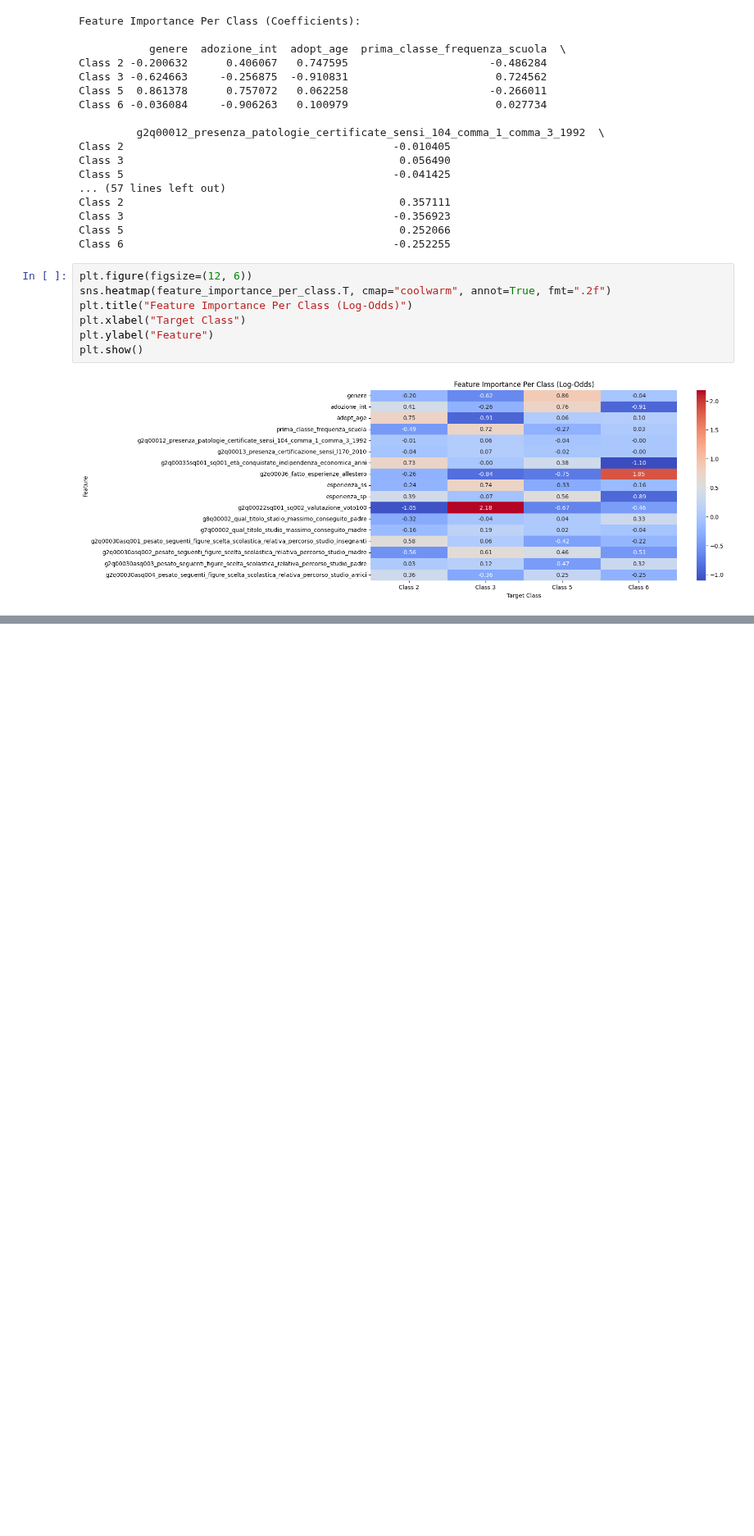
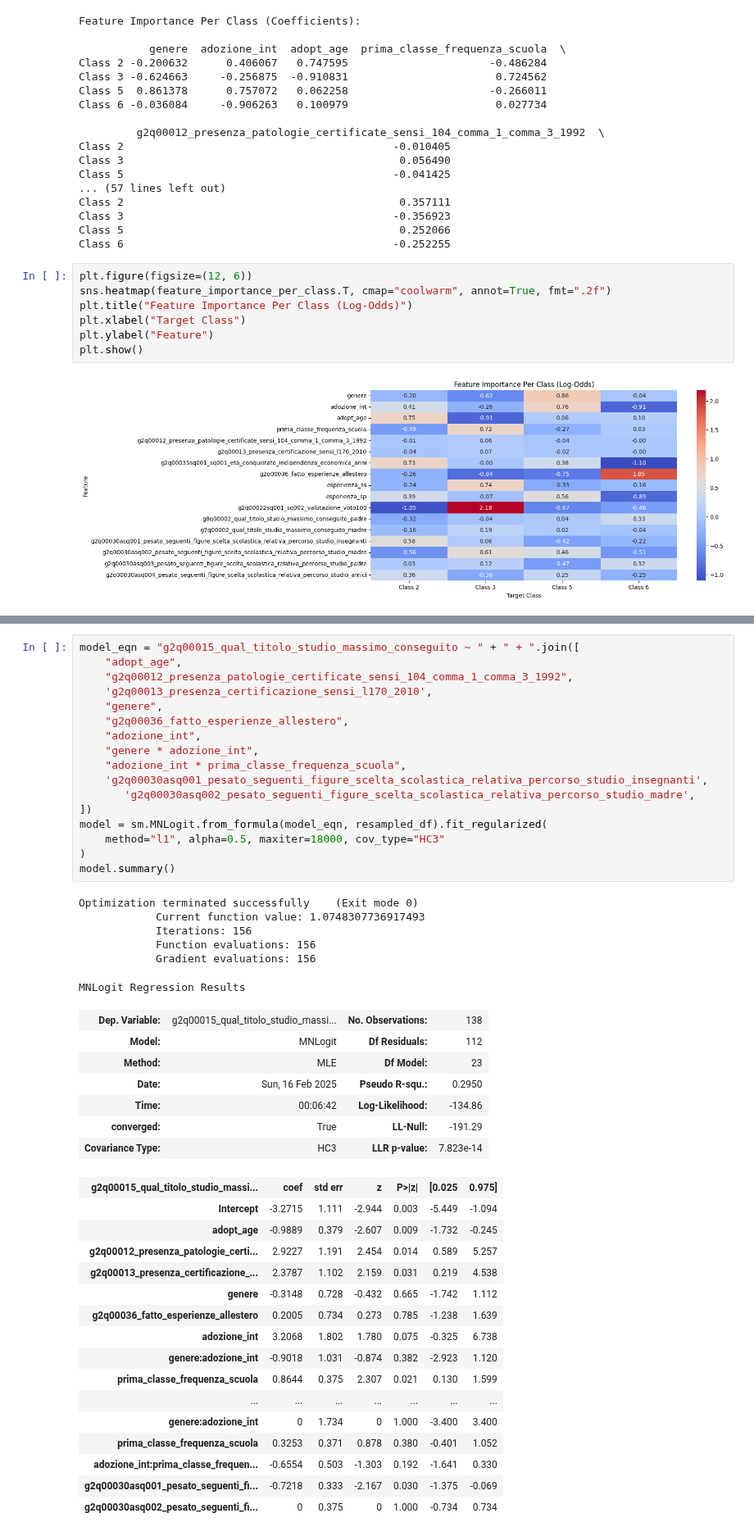
Before and after one commit to arina19-2000/unimi, a Jupyter notebook: tesi/kids_survey.ipynb, the cells around one changed output, grey strips where cells are left out. Shown at 82% size. Cells and saved outputs as stored; diff of their text form; blank space fills up the shorter version.

```diff
--- a/tesi/kids_survey.ipynb
+++ b/tesi/kids_survey.ipynb
@@ -729,3 +825,50 @@ plt.show()
+# %%
+model_eqn = "g2q00015_qual_titolo_studio_massimo_conseguito ~ " + " + ".join([
+    "adopt_age",
+    "g2q00012_presenza_patologie_certificate_sensi_104_comma_1_comma_3_1992",
+    'g2q00013_presenza_certificazione_sensi_l170_2010',
+    "genere",
+    "g2q00036_fatto_esperienze_allestero",
+    "adozione_int",
+    "genere * adozione_int",
+    "adozione_int * prima_classe_frequenza_scuola",
+    'g2q00030asq001_pesato_seguenti_figure_scelta_scolastica_relativa_percorso_studio_insegnanti',
+       'g2q00030asq002_pesato_seguenti_figure_scelta_scolastica_relativa_percorso_studio_madre',
+])
+model = sm.MNLogit.from_formula(model_eqn, resampled_df).fit_regularized(
+    method="l1", alpha=0.5, maxiter=18000, cov_type="HC3"
+)
+model.summary()
+# %% [output]
+Optimization terminated successfully    (Exit mode 0)
+            Current function value: 1.0748307736917493
+            Iterations: 156
+            Function evaluations: 156
+            Gradient evaluations: 156
+MNLogit Regression Results
+| Dep. Variable: | g2q00015_qual_titolo_studio_massi... | No. Observations: | 138 |
+| Model: | MNLogit | Df Residuals: | 112 |
+| Method: | MLE | Df Model: | 23 |
+| Date: | Sun, 16 Feb 2025 | Pseudo R-squ.: | 0.2950 |
+| Time: | 00:06:42 | Log-Likelihood: | -134.86 |
+| converged: | True | LL-Null: | -191.29 |
+| Covariance Type: | HC3 | LLR p-value: | 7.823e-14 |
+| g2q00015_qual_titolo_studio_massi... | coef | std err | z | P>|z| | [0.025 | 0.975] |
+| Intercept | -3.2715 | 1.111 | -2.944 | 0.003 | -5.449 | -1.094 |
+| adopt_age | -0.9889 | 0.379 | -2.607 | 0.009 | -1.732 | -0.245 |
+| g2q00012_presenza_patologie_certi... | 2.9227 | 1.191 | 2.454 | 0.014 | 0.589 | 5.257 |
+| g2q00013_presenza_certificazione_... | 2.3787 | 1.102 | 2.159 | 0.031 | 0.219 | 4.538 |
+| genere | -0.3148 | 0.728 | -0.432 | 0.665 | -1.742 | 1.112 |
+| g2q00036_fatto_esperienze_allestero | 0.2005 | 0.734 | 0.273 | 0.785 | -1.238 | 1.639 |
+| adozione_int | 3.2068 | 1.802 | 1.780 | 0.075 | -0.325 | 6.738 |
+| genere:adozione_int | -0.9018 | 1.031 | -0.874 | 0.382 | -2.923 | 1.120 |
+| prima_classe_frequenza_scuola | 0.8644 | 0.375 | 2.307 | 0.021 | 0.130 | 1.599 |
+| ... | ... | ... | ... | ... | ... | ... |
+| genere:adozione_int | 0 | 1.734 | 0 | 1.000 | -3.400 | 3.400 |
+| prima_classe_frequenza_scuola | 0.3253 | 0.371 | 0.878 | 0.380 | -0.401 | 1.052 |
+| adozione_int:prima_classe_frequen... | -0.6554 | 0.503 | -1.303 | 0.192 | -1.641 | 0.330 |
+| g2q00030asq001_pesato_seguenti_fi... | -0.7218 | 0.333 | -2.167 | 0.030 | -1.375 | -0.069 |
+| g2q00030asq002_pesato_seguenti_fi... | 0 | 0.375 | 0 | 1.000 | -0.734 | 0.734 |
 # %%
 from catboost import CatBoostClassifier
 cat_model = CatBoostClassifier(loss_function='MultiClass',
```
Also changed, not shown: parts of 21 cells of this notebook.
